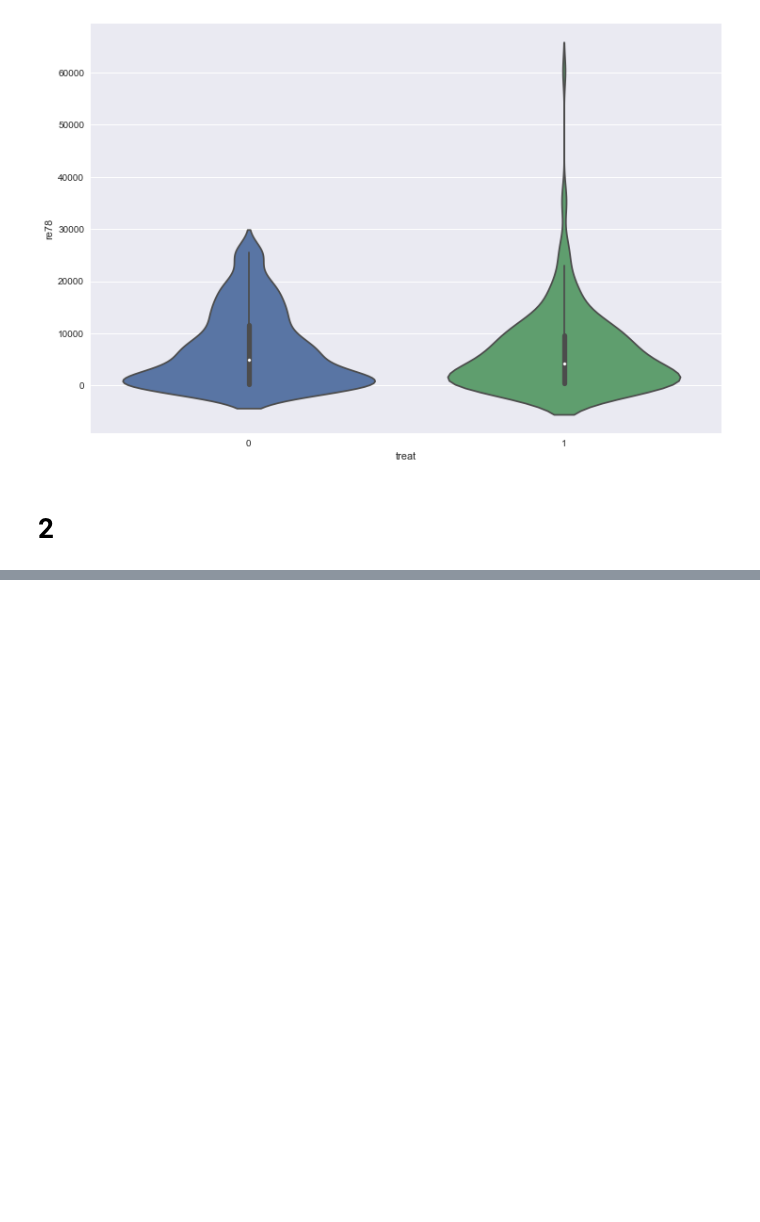
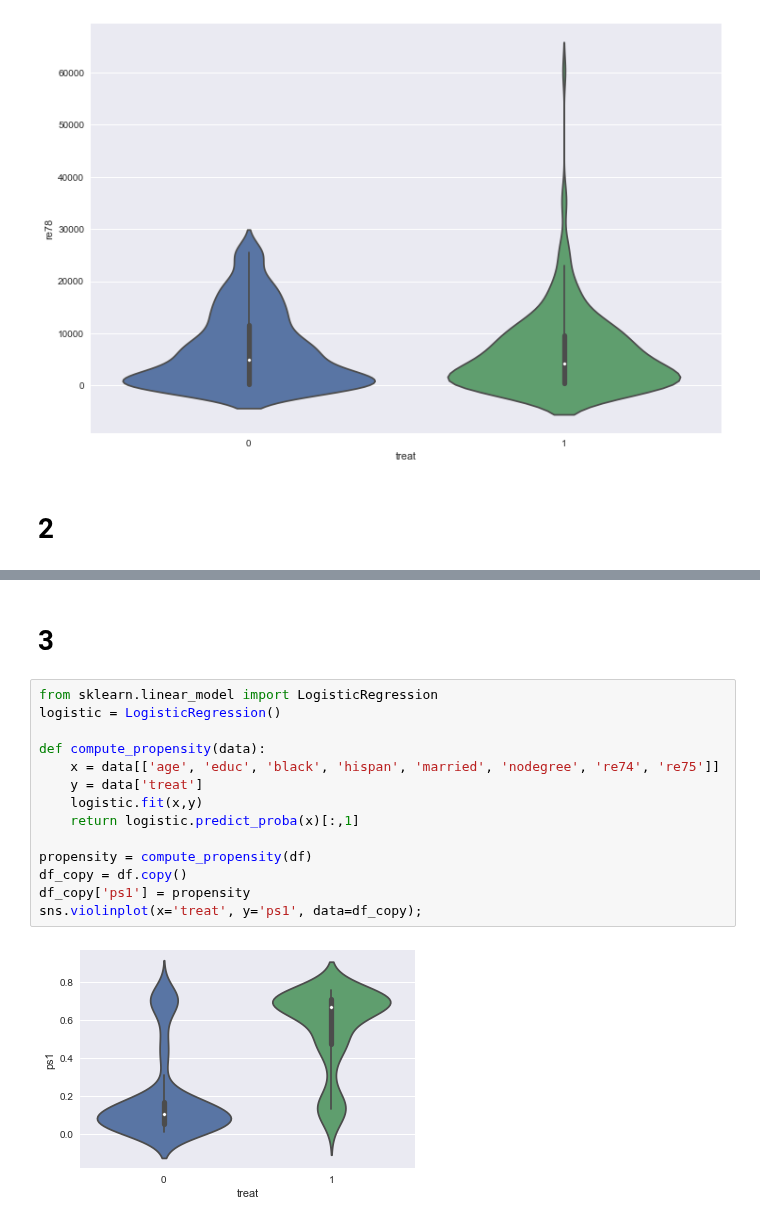
Before and after one commit to raphaelBarman/ADA-dh, a Jupyter notebook: 04 - Applied ML/Homework 4.ipynb, the cells around one changed output, grey strips where cells are left out. Drawn from its saved outputs; the diff is of its cells as text; blank space fills up the shorter version.

```diff
--- a/04 - Applied ML/Homework 4.ipynb
+++ b/04 - Applied ML/Homework 4.ipynb
@@ -131,0 +115,18 @@ sns.countplot(x='treat',hue='nodegree', data=df, ax=axes[1,1]);
+# %% [markdown]
+# 3
+# %%
+from sklearn.linear_model import LogisticRegression
+logistic = LogisticRegression()
+
+def compute_propensity(data):
+    x = data[['age', 'educ', 'black', 'hispan', 'married', 'nodegree', 're74', 're75']]
+    y = data['treat']
+    logistic.fit(x,y)
+    return logistic.predict_proba(x)[:,1]
+
+propensity = compute_propensity(df)
+df_copy = df.copy()
+df_copy['ps1'] = propensity
+sns.violinplot(x='treat', y='ps1', data=df_copy);
+# %% [output]
+[figure, added]
```
Also changed, not shown: parts of 11 cells of this notebook.
